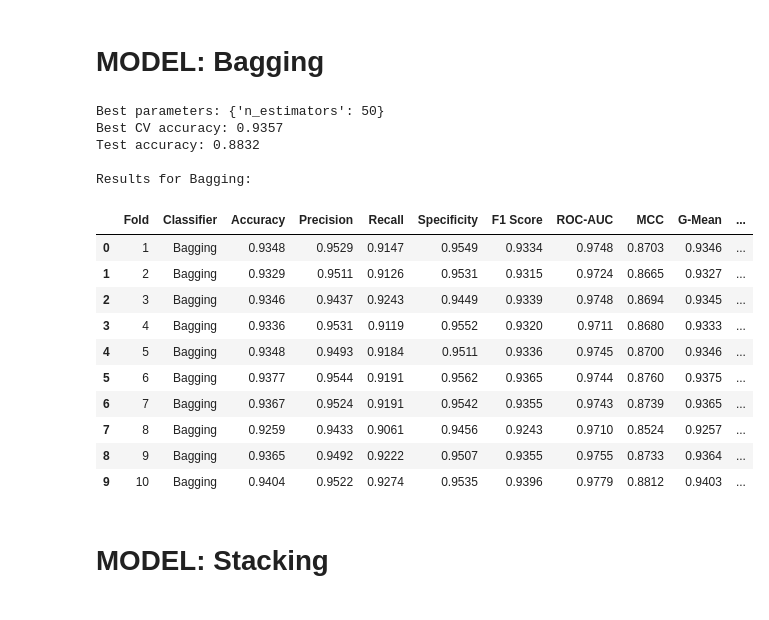
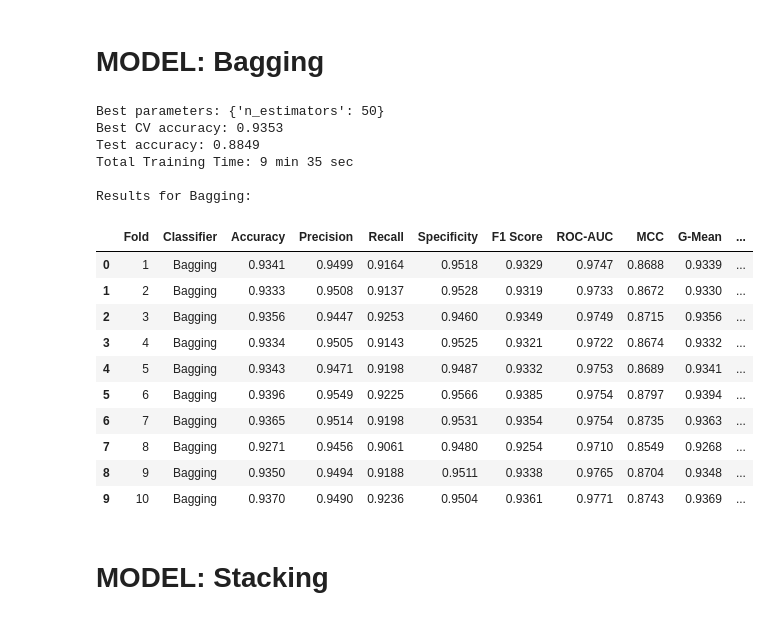
Before and after one commit to sap-tarshi-ghosh/Bank_Marketing_Project_Sk_Kamrej, a Jupyter notebook: Code/BMP_ADASYN.ipynb, the cells around one changed output. Saved outputs shown, nothing was run; the diff lists cells and outputs as text; code cells hidden in the pictures.

```diff
--- a/Code/BMP_ADASYN.ipynb
+++ b/Code/BMP_ADASYN.ipynb
@@ -126,6 +126,9 @@ def evaluate_model(name, best_model):
 
     df_results = pd.DataFrame(results)
 
+    # STORE RESULTS
+    all_results.append(df_results)
+
     print(f"\nResults for {name}:")
     display(df_results)
 # %% [markdown]
@@ -251,10 +276,14 @@ params = {
 }
 
 # Randomized Search
-search = RandomizedSearchCV(model, params, n_iter=20, cv=skf, scoring="accuracy", n_jobs=-1)
+search = RandomizedSearchCV(model, params, n_iter=10, cv=skf, scoring="accuracy", n_jobs=-1)
 
 # Train
+start_total = time.time()
+
 search.fit(X_train_ad, y_train_ad)
+
+total_training_time = time.time() - start_total
 
 best_model = search.best_estimator_
 
@@ -266,6 +295,12 @@ print("Best CV accuracy:", round(search.best_score_,4))
 y_pred = best_model.predict(X_test_scaled)
 print("Test accuracy:", round(accuracy_score(y_test, y_pred),4))
 
+# Training time
+mins = int(total_training_time // 60)
+secs = int(total_training_time % 60)
+
+print(f"Total Training Time: {mins} min {secs} sec")
+
 # Fold-wise evaluation
 evaluate_model("Random Forest", best_model)
 # %% [output]
@@ -303,10 +339,14 @@ params = {
 }
 
 # Randomized Search
-search = RandomizedSearchCV(model, params, n_iter=20, cv=skf, scoring="accuracy", n_jobs=-1)
+search = RandomizedSearchCV(model, params, n_iter=5, cv=skf, scoring="accuracy", n_jobs=-1)
 
 # Train
+start_total = time.time()
+
 search.fit(X_train_ad, y_train_ad)
+
+total_training_time = time.time() - start_total
 
 best_model = search.best_estimator_
 
@@ -318,6 +358,12 @@ print("Best CV accuracy:", round(search.best_score_,4))
 y_pred = best_model.predict(X_test_scaled)
 print("Test accuracy:", round(accuracy_score(y_test, y_pred),4))
 
+# Training time
+mins = int(total_training_time // 60)
+secs = int(total_training_time % 60)
+
+print(f"Total Training Time: {mins} min {secs} sec")
+
 # Fold-wise evaluation
 evaluate_model("Gradient Boosting", best_model)
 # %% [output]
@@ -665,45 +778,56 @@ from sklearn.ensemble import BaggingClassifier
 model = BaggingClassifier()
 
 # Parameter grid
 params = {
     "n_estimators":[50,100]
 }
 
 # Randomized Search
 search = RandomizedSearchCV(model, params, n_iter=20, cv=skf, scoring="accuracy", n_jobs=-1)
 
 # Train
+start_total = time.time()
+
 search.fit(X_train_ad, y_train_ad)
+
+total_training_time = time.time() - start_total
 
 best_model = search.best_estimator_
 
 # Output
 print("Best parameters:", search.best_params_)
 print("Best CV accuracy:", round(search.best_score_,4))
 
 # Test accuracy
 y_pred = best_model.predict(X_test_scaled)
 print("Test accuracy:", round(accuracy_score(y_test, y_pred),4))
 
+# Training time
+mins = int(total_training_time // 60)
+secs = int(total_training_time % 60)
+
+print(f"Total Training Time: {mins} min {secs} sec")
+
 # Fold-wise evaluation
 evaluate_model("Bagging", best_model)
 # %% [output]
 Best parameters: {'n_estimators': 50}
-Best CV accuracy: 0.9357
-Test accuracy: 0.8832
+Best CV accuracy: 0.9353
+Test accuracy: 0.8849
+Total Training Time: 9 min 35 sec
 
 Results for Bagging:
 |  | Fold | Classifier | Accuracy | Precision | Recall | Specificity | F1 Score | ROC-AUC | MCC | G-Mean | ... |
-| 0 | 1 | Bagging | 0.9348 | 0.9529 | 0.9147 | 0.9549 | 0.9334 | 0.9748 | 0.8703 | 0.9346 | ... |
-| 1 | 2 | Bagging | 0.9329 | 0.9511 | 0.9126 | 0.9531 | 0.9315 | 0.9724 | 0.8665 | 0.9327 | ... |
-| 2 | 3 | Bagging | 0.9346 | 0.9437 | 0.9243 | 0.9449 | 0.9339 | 0.9748 | 0.8694 | 0.9345 | ... |
-| 3 | 4 | Bagging | 0.9336 | 0.9531 | 0.9119 | 0.9552 | 0.9320 | 0.9711 | 0.8680 | 0.9333 | ... |
-| 4 | 5 | Bagging | 0.9348 | 0.9493 | 0.9184 | 0.9511 | 0.9336 | 0.9745 | 0.8700 | 0.9346 | ... |
-| 5 | 6 | Bagging | 0.9377 | 0.9544 | 0.9191 | 0.9562 | 0.9365 | 0.9744 | 0.8760 | 0.9375 | ... |
-| 6 | 7 | Bagging | 0.9367 | 0.9524 | 0.9191 | 0.9542 | 0.9355 | 0.9743 | 0.8739 | 0.9365 | ... |
-| 7 | 8 | Bagging | 0.9259 | 0.9433 | 0.9061 | 0.9456 | 0.9243 | 0.9710 | 0.8524 | 0.9257 | ... |
-| 8 | 9 | Bagging | 0.9365 | 0.9492 | 0.9222 | 0.9507 | 0.9355 | 0.9755 | 0.8733 | 0.9364 | ... |
-| 9 | 10 | Bagging | 0.9404 | 0.9522 | 0.9274 | 0.9535 | 0.9396 | 0.9779 | 0.8812 | 0.9403 | ... |
+| 0 | 1 | Bagging | 0.9341 | 0.9499 | 0.9164 | 0.9518 | 0.9329 | 0.9747 | 0.8688 | 0.9339 | ... |
+| 1 | 2 | Bagging | 0.9333 | 0.9508 | 0.9137 | 0.9528 | 0.9319 | 0.9733 | 0.8672 | 0.9330 | ... |
+| 2 | 3 | Bagging | 0.9356 | 0.9447 | 0.9253 | 0.9460 | 0.9349 | 0.9749 | 0.8715 | 0.9356 | ... |
+| 3 | 4 | Bagging | 0.9334 | 0.9505 | 0.9143 | 0.9525 | 0.9321 | 0.9722 | 0.8674 | 0.9332 | ... |
+| 4 | 5 | Bagging | 0.9343 | 0.9471 | 0.9198 | 0.9487 | 0.9332 | 0.9753 | 0.8689 | 0.9341 | ... |
+| 5 | 6 | Bagging | 0.9396 | 0.9549 | 0.9225 | 0.9566 | 0.9385 | 0.9754 | 0.8797 | 0.9394 | ... |
+| 6 | 7 | Bagging | 0.9365 | 0.9514 | 0.9198 | 0.9531 | 0.9354 | 0.9754 | 0.8735 | 0.9363 | ... |
+| 7 | 8 | Bagging | 0.9271 | 0.9456 | 0.9061 | 0.9480 | 0.9254 | 0.9710 | 0.8549 | 0.9268 | ... |
+| 8 | 9 | Bagging | 0.9350 | 0.9494 | 0.9188 | 0.9511 | 0.9338 | 0.9765 | 0.8704 | 0.9348 | ... |
+| 9 | 10 | Bagging | 0.9370 | 0.9490 | 0.9236 | 0.9504 | 0.9361 | 0.9771 | 0.8743 | 0.9369 | ... |
 # %% [markdown]
 # MODEL: Stacking
 # %%
```
Also changed, not shown: parts of 16 cells of this notebook.
